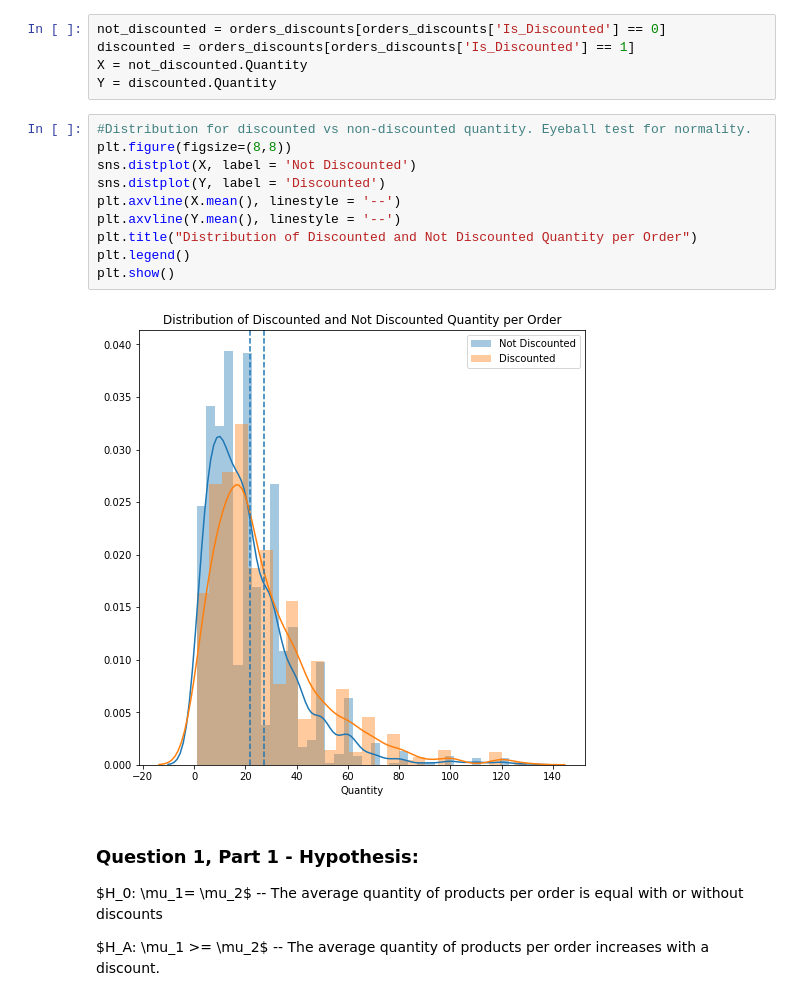
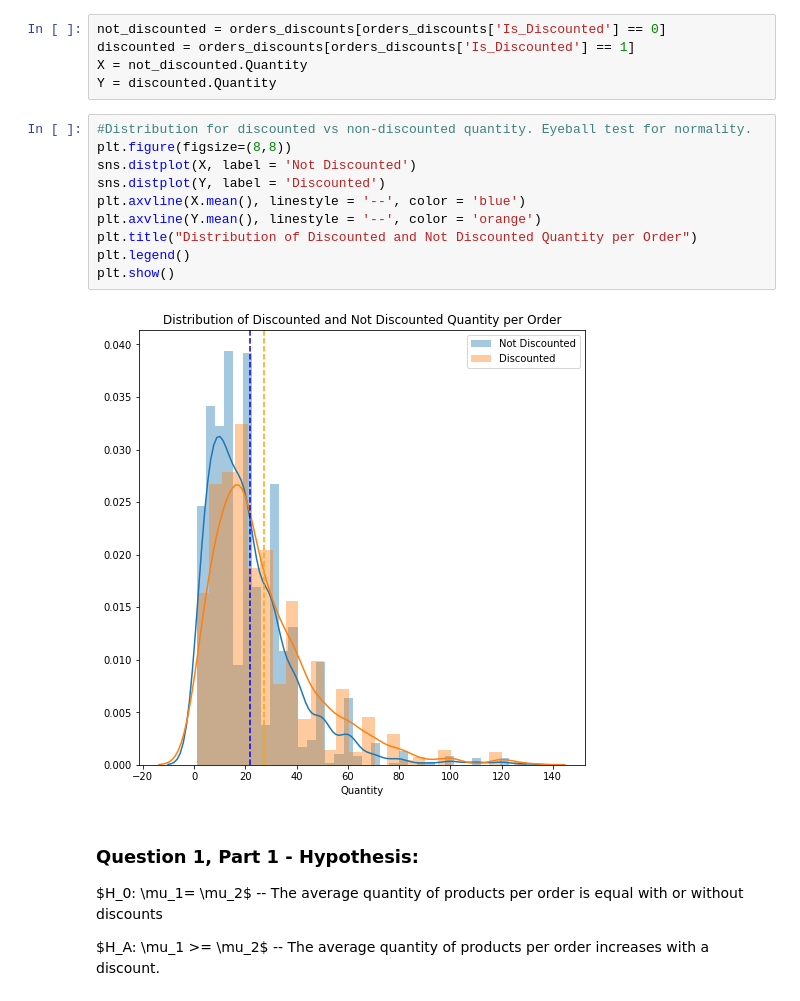
Before and after one commit to jbardey2/dsc-2-final-project-online-ds-ft-041519, a Jupyter notebook: ProjectNotebook.ipynb, the cells around one changed output. Saved outputs shown, nothing was run; the diff lists cells and outputs as text.

```diff
--- a/ProjectNotebook.ipynb
+++ b/ProjectNotebook.ipynb
@@ -232,15 +232,15 @@ Y = discounted.Quantity
 # %%
 #Distribution for discounted vs non-discounted quantity. Eyeball test for normality.
 plt.figure(figsize=(8,8))
 sns.distplot(X, label = 'Not Discounted')
 sns.distplot(Y, label = 'Discounted')
-plt.axvline(X.mean(), linestyle = '--')
-plt.axvline(Y.mean(), linestyle = '--')
+plt.axvline(X.mean(), linestyle = '--', color = 'blue')
+plt.axvline(Y.mean(), linestyle = '--', color = 'orange')
 plt.title("Distribution of Discounted and Not Discounted Quantity per Order")
 plt.legend()
 plt.show()
 # %% [output]
-[figure, old version]
+[figure, new version]
 # %% [markdown]
 ### Question 1, Part 1 - Hypothesis:
 $H\_0: \mu_1\= \mu_2\$  -- The average quantity of products per order is equal with or without discounts
```
Also changed, not shown: parts of 14 cells of this notebook.
